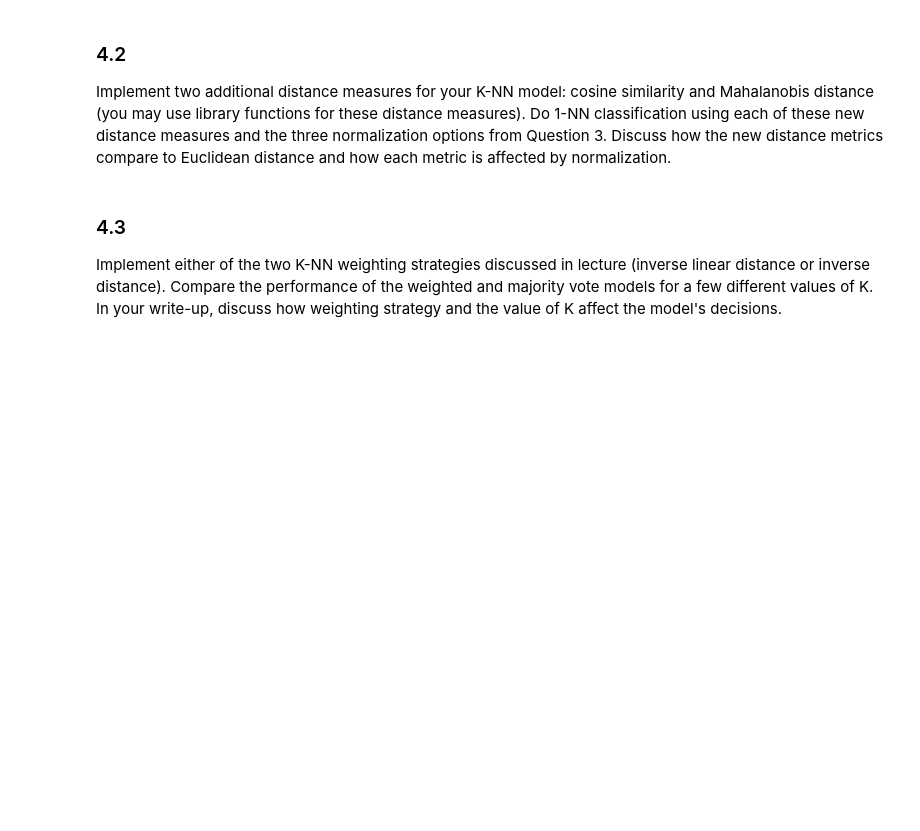
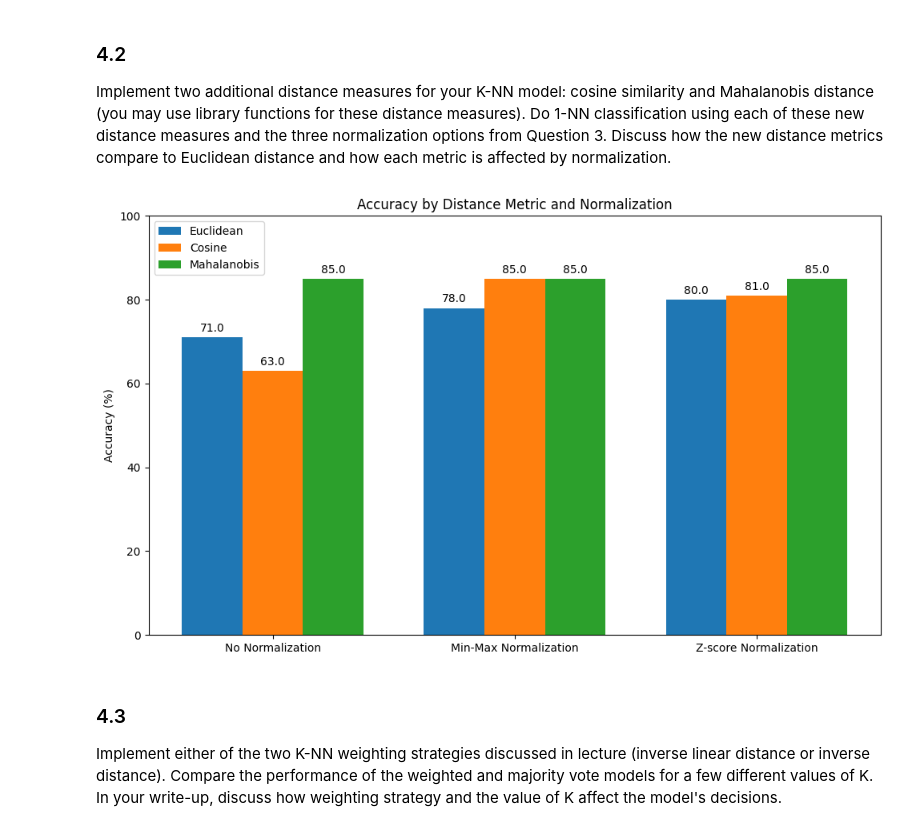
Before and after one commit to JZYNX/ML-assignment-1, a Jupyter notebook: COMP30027_2024_asst1_template.ipynb, the cells around one changed output. Saved outputs shown, nothing was run; the diff lists cells and outputs as text; code cells hidden in the pictures; blank space fills up the shorter version.

Commit message:
completed and visualised 4.2 - distance metric / normalization

```diff
--- a/COMP30027_2024_asst1_template.ipynb
+++ b/COMP30027_2024_asst1_template.ipynb
@@ -358,6 +353,8 @@ standardized_train_df, standardized_test_df = standardize(train_df, test_df)
 standardized_X_train = standardized_train_df.drop(columns=['quality'])
 standardized_X_test = standardized_test_df.drop(columns=['quality'])
 # %%
+from sklearn.metrics import confusion_matrix
+
 # Initiate 1-NN classifier and fit it to the standardized training data
 knn = KNNClassifier(k=1, debug=False)
 knn.fit(standardized_X_train, y_train)
@@ -366,15 +363,22 @@ knn.fit(standardized_X_train, y_train)
 num_instances = len(standardized_X_train)
 
 # Make predictions on the standardized test data
-predictions = knn.predict(standardized_X_test.head(num_instances))
+std_predictions = knn.predict(standardized_X_test.head(num_instances))
 true_labels = y_test.head(num_instances)
 
-results_df = pd.DataFrame({'Predicted': predictions, 'True Label': true_labels})
+results_df = pd.DataFrame({'Predicted': std_predictions, 'True Label': true_labels})
 
 # Calculate accuracy
-accuracy = round(np.mean(predictions == true_labels) * 100, 2)
+accuracy = round(np.mean(std_predictions == true_labels) * 100, 2)
 
 print("Results for the first", num_instances, "instances:")
 print(results_df)
 print(f"\nOverall Accuracy: {accuracy}%")
+
+# Create confusion matrix
+conf_matrix = confusion_matrix(true_labels, std_predictions)
+
+# Display confusion matrix
+print("Confusion Matrix:")
+print(conf_matrix)
 # %% [output]
@@ -447,3 +497,46 @@ Implement two additional distance measures for your K-NN model: cosine similarit
+# %%
+
+# Visualise this information
+# Labels
+labels = ['No Normalization', 'Min-Max Normalization', 'Z-score Normalization']
+
+# Plot
+x = np.arange(len(labels))
+width = 0.25
+
+fig, ax = plt.subplots(figsize=(10, 6))
+rects1 = ax.bar(x - width, distances['euclidean'], width, label='Euclidean')
+rects2 = ax.bar(x, distances['cosine'], width, label='Cosine')
+rects3 = ax.bar(x + width, distances['mahalanobis'], width, label='Mahalanobis')
+
+ax.set_ylabel('Accuracy (%)')
+ax.set_title('Accuracy by Distance Metric and Normalization')
+ax.set_xticks(x)
+ax.set_ylim(0, 100)
+ax.set_xticklabels(labels)
+ax.legend()
+
+def autolabel(rects):
+    """Attach a text label above each bar in *rects*, displaying its height."""
+    for rect in rects:
+        height = rect.get_height()
+        ax.annotate('{}'.format(height),
+                    xy=(rect.get_x() + rect.get_width() / 2, height),
+                    xytext=(0, 3),
+                    textcoords="offset points",
+                    ha='center', va='bottom')
+
+autolabel(rects1)
+autolabel(rects2)
+autolabel(rects3)
+
+ax.legend(loc='upper left', bbox_to_anchor=(0, 1))
+
+fig.tight_layout()
+
+plt.show()
+# %% [output]
+[figure, added]
 # %% [markdown]
 ### 4.3
 
```
Also changed, not shown: parts of 7 cells of this notebook.
